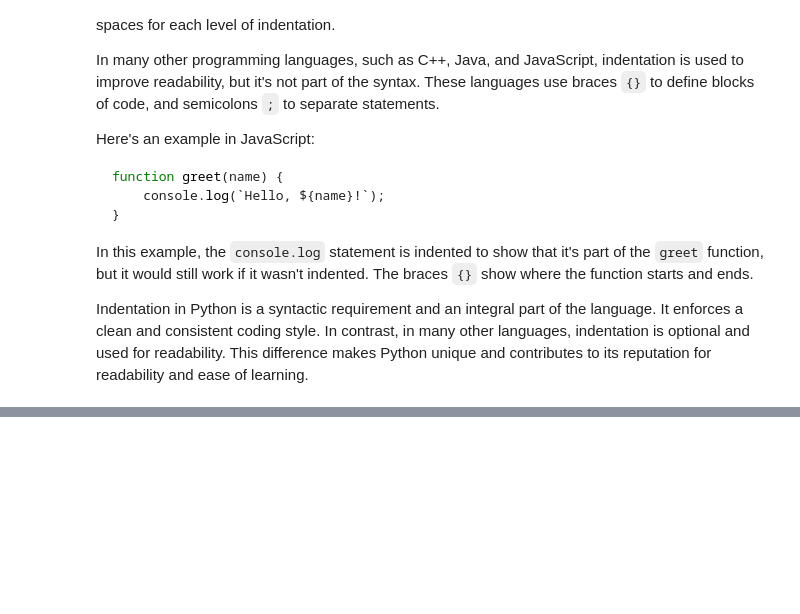
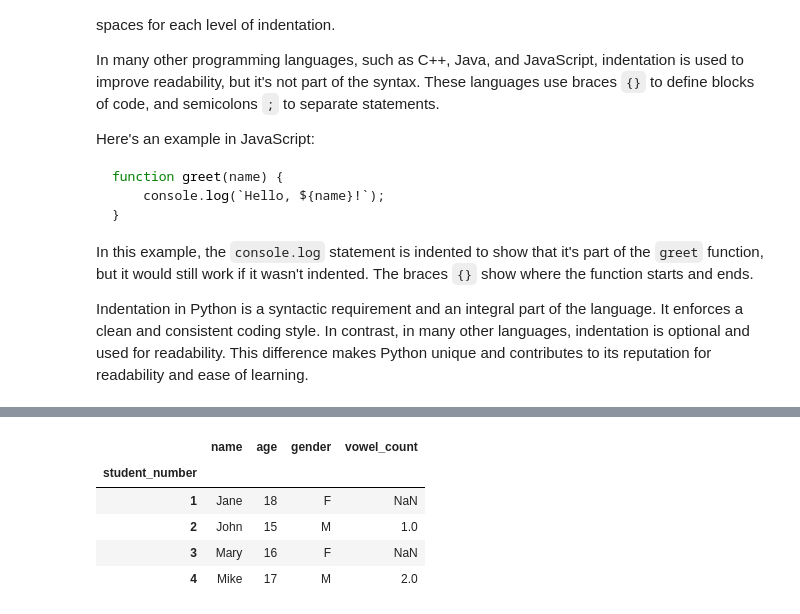
Before and after one commit to seinjonetan/mfre_workshop, a Jupyter notebook: python/python_2024/py_intro.ipynb, the cells around one changed output, grey strips where cells are left out. Cells and saved outputs as stored; diff of their text form; code cells hidden in the pictures; blank space fills up the shorter version.

```diff
--- a/python/python_2024/py_intro.ipynb
+++ b/python/python_2024/py_intro.ipynb
@@ -304,0 +332,27 @@ Indentation in Python is a syntactic requirement and an integral part of the lan
+# %%
+# List of student names, ages, and gender
+students = ['John', 'Mary', 'Mike', 'Jane']
+ages = [15, 16, 17, 18]
+gender = ['M', 'F', 'M', 'F']
+
+# Create a dictionary of students
+student_list = [{'name': student, 'age': age, 'gender': gen} for student, age, gen in zip(students, ages, gender)]
+print(student_list)
+
+# Order by name in ascending order
+student_list.sort(key=lambda x: x['name'])
+
+# Assign a student number based on the order of the list
+for i, student in enumerate(student_list):
+    student['student_number'] = i + 1
+
+print(f"First student: {student_list[0]}")
+
+# Print all male students who are above 16 years old
+for student in student_list:
+    if student['gender'] == 'M' and student['age'] > 16:
+        print(f"Male student above 16: {student}")
+
+# Slice the list to get the first two students
+first_two_students = student_list[:2]
+print(f"First two students: {first_two_students}")
@@ -304,0 +503,22 @@ Indentation in Python is a syntactic requirement and an integral part of the lan
+# %%
+# Let's reuse the student list from earlier
+student_df = pd.DataFrame(student_list)
+
+# Set the index of the dataframe to the student number
+student_df.set_index('student_number', inplace=True)
+student_df.head()
+
+# For students with an even student number, count the number of vowels in their name
+def count_vowels(name):
+    vowels = 'aeiou'
+    return sum([1 for char in name if char.lower() in vowels])
+
+student_df.loc[student_df.index % 2 == 0, 'vowel_count'] = student_df.loc[student_df.index % 2 == 0, 'name'].apply(count_vowels)
+student_df.head()
+# %% [output]
+|  | name | age | gender | vowel_count |
+| student_number |  |  |  |  |
+| 1 | Jane | 18 | F | NaN |
+| 2 | John | 15 | M | 1.0 |
+| 3 | Mary | 16 | F | NaN |
+| 4 | Mike | 17 | M | 2.0 |
```
Also changed, not shown: parts of 13 cells of this notebook.
